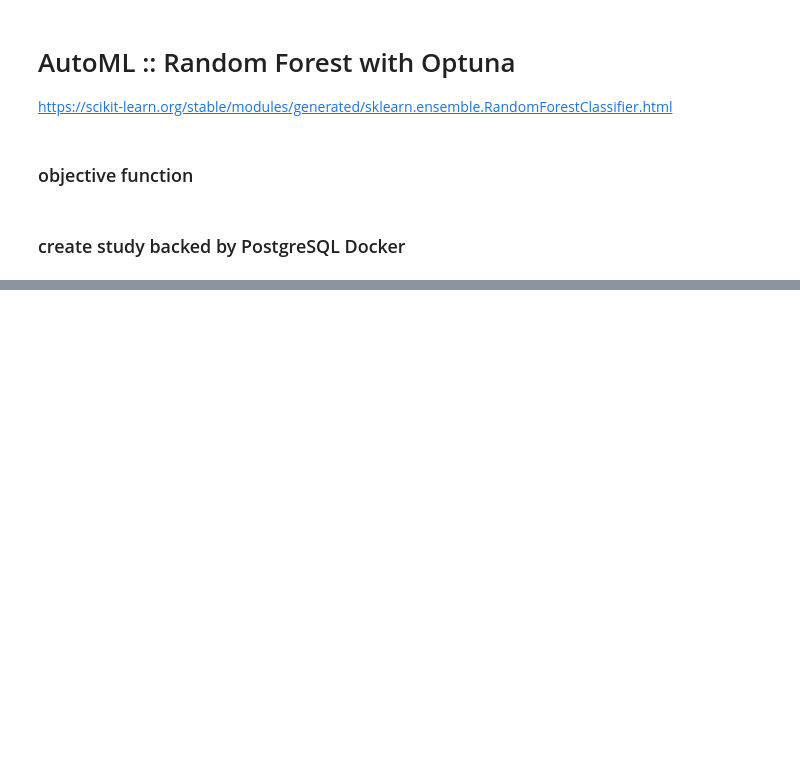
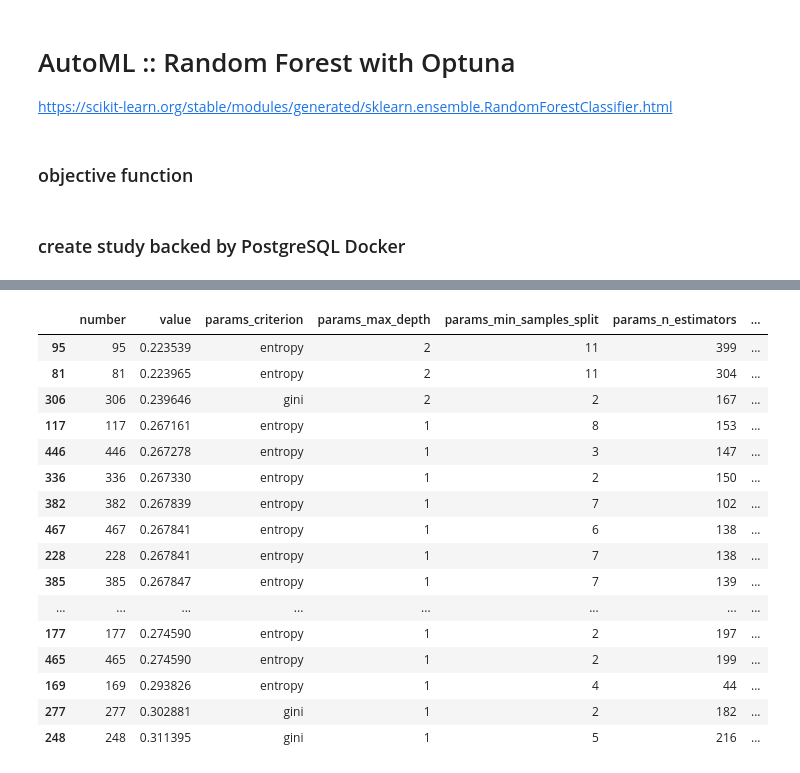
Before and after one commit to will-hill/AI_Based_Hyperparameter_Tuning, a Jupyter notebook: 2_Random_Forest_Example.ipynb, the cells around one changed output, grey strips where cells are left out. Saved outputs shown, nothing was run; the diff lists cells and outputs as text; code cells hidden in the pictures; blank space fills up the shorter version.

```diff
--- a/2_Random_Forest_Example.ipynb
+++ b/2_Random_Forest_Example.ipynb
@@ -181,3 +197,23 @@ df.sort_values(by='auc', ascending=False).head(20)
+# %%
+df.sort_values(by='auc', ascending=False).tail(50)
+# %% [output]
+|  | number | value | params_criterion | params_max_depth | params_min_samples_split | params_n_estimators | ... |
+| 95 | 95 | 0.223539 | entropy | 2 | 11 | 399 | ... |
+| 81 | 81 | 0.223965 | entropy | 2 | 11 | 304 | ... |
+| 306 | 306 | 0.239646 | gini | 2 | 2 | 167 | ... |
+| 117 | 117 | 0.267161 | entropy | 1 | 8 | 153 | ... |
+| 446 | 446 | 0.267278 | entropy | 1 | 3 | 147 | ... |
+| 336 | 336 | 0.267330 | entropy | 1 | 2 | 150 | ... |
+| 382 | 382 | 0.267839 | entropy | 1 | 7 | 102 | ... |
+| 467 | 467 | 0.267841 | entropy | 1 | 6 | 138 | ... |
+| 228 | 228 | 0.267841 | entropy | 1 | 7 | 138 | ... |
+| 385 | 385 | 0.267847 | entropy | 1 | 7 | 139 | ... |
+| ... | ... | ... | ... | ... | ... | ... | ... |
+| 177 | 177 | 0.274590 | entropy | 1 | 2 | 197 | ... |
+| 465 | 465 | 0.274590 | entropy | 1 | 2 | 199 | ... |
+| 169 | 169 | 0.293826 | entropy | 1 | 4 | 44 | ... |
+| 277 | 277 | 0.302881 | gini | 1 | 2 | 182 | ... |
+| 248 | 248 | 0.311395 | gini | 1 | 5 | 216 | ... |
 # %%
 df['auc'].mean()
 # %% [output]
```
Also changed, not shown: parts of 15 cells of this notebook.
